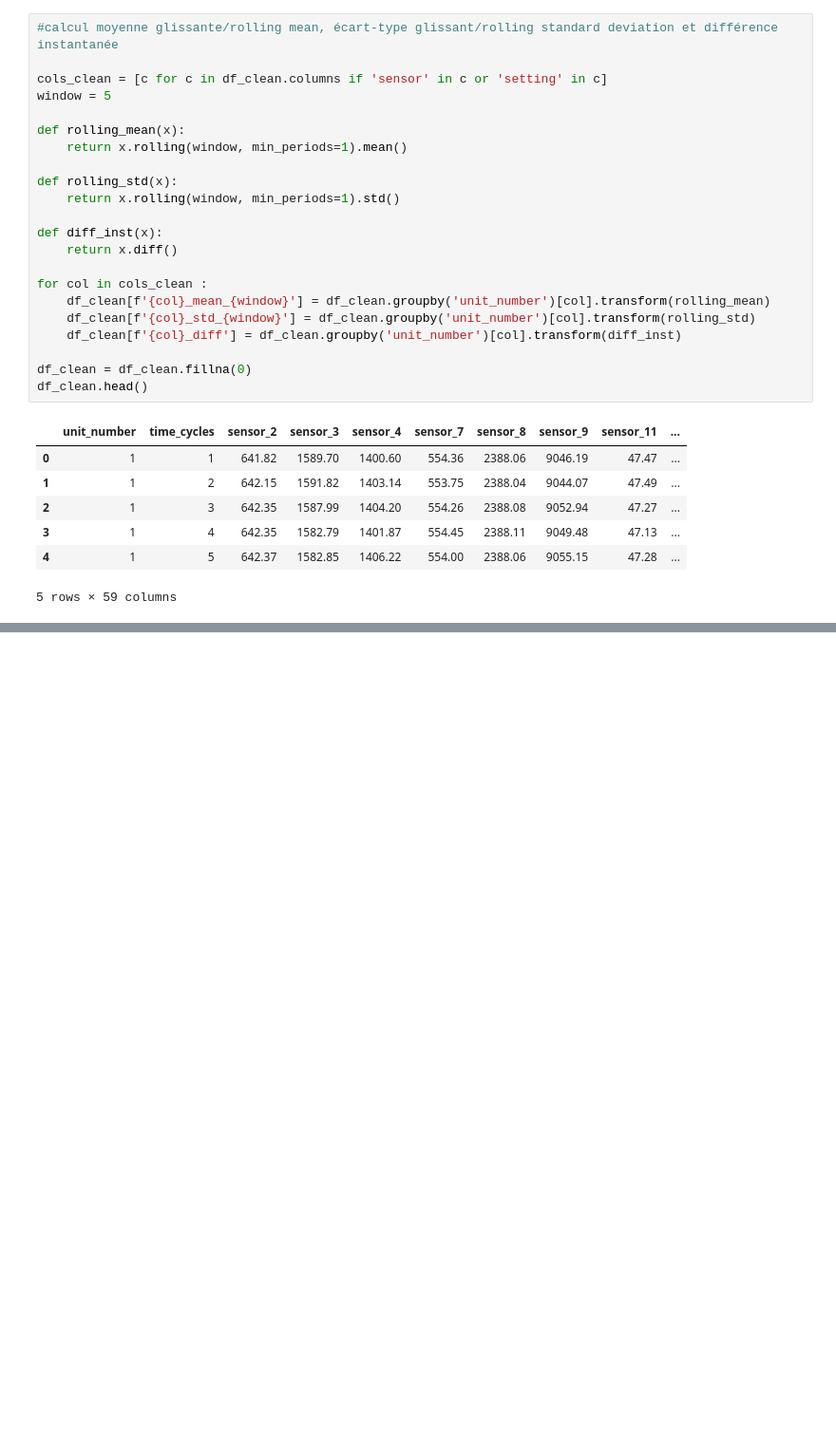
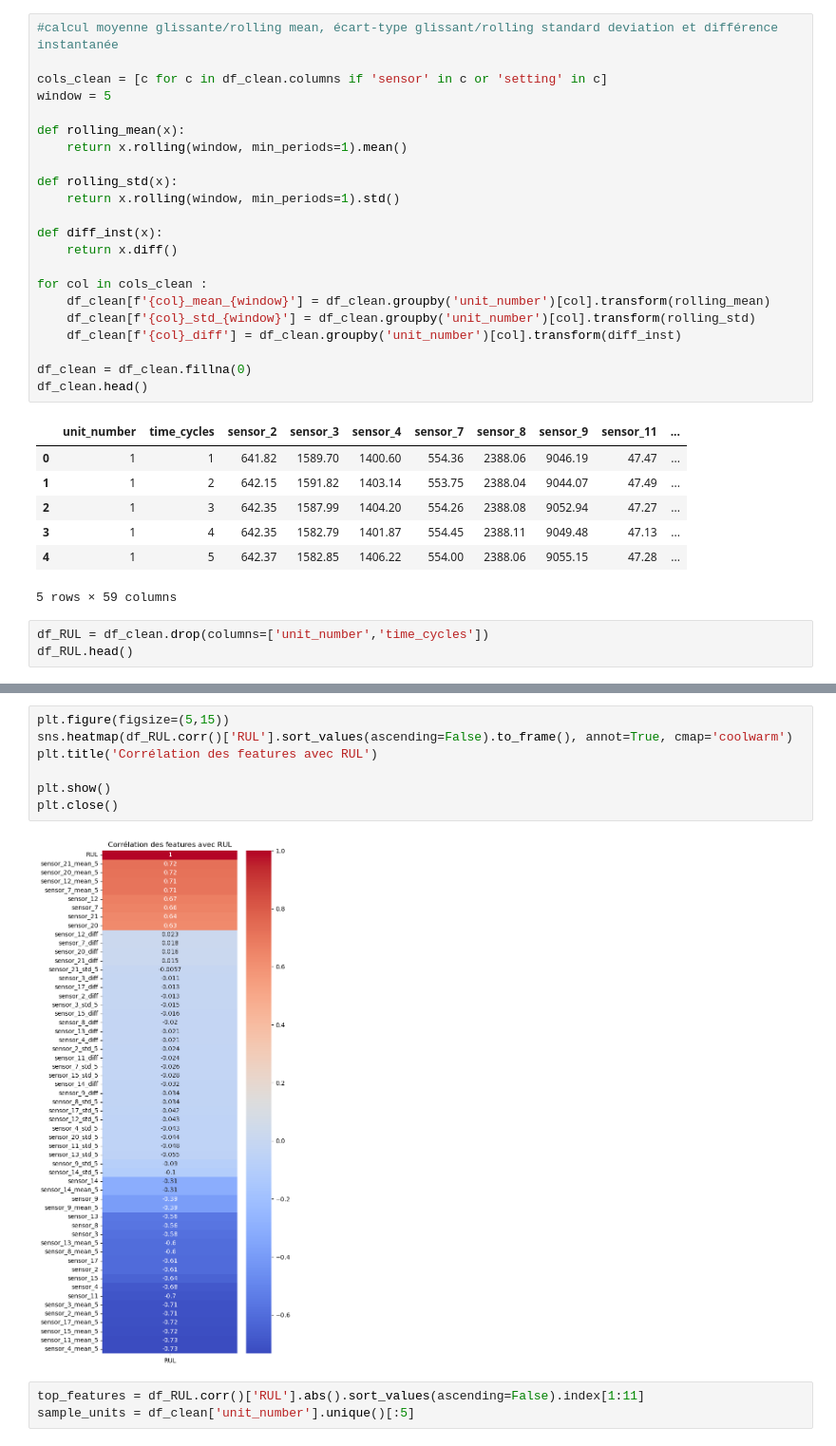
Before and after one commit to elouanXP/smart_predictive_maintenance, a Jupyter notebook: notebooks/02_feature_engineering.ipynb, the cells around one changed output, grey strips where cells are left out. Shown at 95% size. Drawn from its saved outputs; the diff is of its cells as text; blank space fills up the shorter version.

Commit message:
features_plots

```diff
--- a/notebooks/02_feature_engineering.ipynb
+++ b/notebooks/02_feature_engineering.ipynb
@@ -93,3 +94,6 @@ df_clean.head()
 | 3 | 1 | 4 | 642.35 | 1582.79 | 1401.87 | 554.45 | 2388.11 | 9049.48 | 47.13 | ... |
 | 4 | 1 | 5 | 642.37 | 1582.85 | 1406.22 | 554.00 | 2388.06 | 9055.15 | 47.28 | ... |
 5 rows × 59 columns
+# %%
+df_RUL = df_clean.drop(columns=['unit_number','time_cycles'])
+df_RUL.head()
@@ -95,0 +108,12 @@ df_clean.head()
+# %%
+plt.figure(figsize=(5,15))
+sns.heatmap(df_RUL.corr()['RUL'].sort_values(ascending=False).to_frame(), annot=True, cmap='coolwarm')
+plt.title('Corrélation des features avec RUL')
+
+plt.show()
+plt.close()
+# %% [output]
+[figure, added]
+# %%
+top_features = df_RUL.corr()['RUL'].abs().sort_values(ascending=False).index[1:11]
+sample_units = df_clean['unit_number'].unique()[:5]
```
Also changed, not shown: parts of 4 cells of this notebook, 1 other file.
